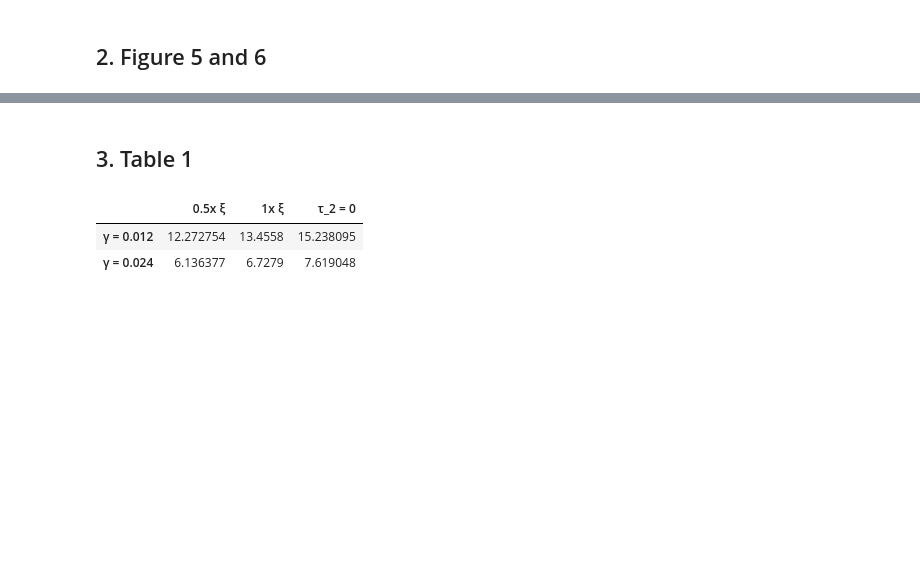
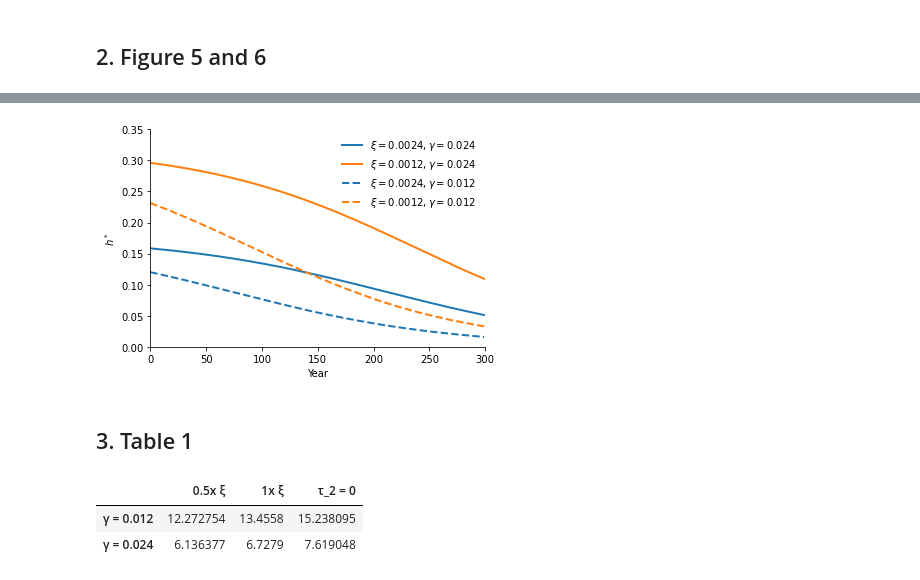
Before and after one commit to lphansen/ClimateUncertaintySpillover, a Jupyter notebook: notebook/paper_plots.ipynb, the cells around one changed output, grey strips where cells are left out. Saved outputs shown, nothing was run; the diff lists cells and outputs as text; code cells hidden in the pictures; blank space fills up the shorter version.

```diff
--- a/notebook/paper_plots.ipynb
+++ b/notebook/paper_plots.ipynb
@@ -195,3 +227,17 @@ fig.show()
+# %%
+plt.plot(h_hat_implied_high_1x, linewidth=2, label=r'$\xi=0.0024, \gamma=0.024$', color=defaultColors[0])
+plt.plot(h_hat_implied_high_05x, linewidth=2, label=r'$\xi=0.0012, \gamma=0.024$', color=defaultColors[1])
+plt.plot(h_hat_implied_low_1x, linewidth=2, label=r'$\xi=0.0024, \gamma=0.012$', linestyle='dashed', color=defaultColors[0])
+plt.plot(h_hat_implied_low_05x, linewidth=2, label=r'$\xi=0.0012, \gamma=0.012$', linestyle='dashed', color=defaultColors[1])
+plt.xlim(0,T)
+plt.ylim(0,0.35)
+plt.xlabel('Year')
+plt.ylabel(r'$h^*$')
+plt.legend(frameon=False)
+plt.savefig('hat_h_300years.png', dpi = 1200)
+plt.show()
+# %% [output]
+[figure, added]
 # %% [markdown]
 ## 3. Table 1
 # %%
```
Also changed, not shown: parts of 12 cells of this notebook, 11 other files.
